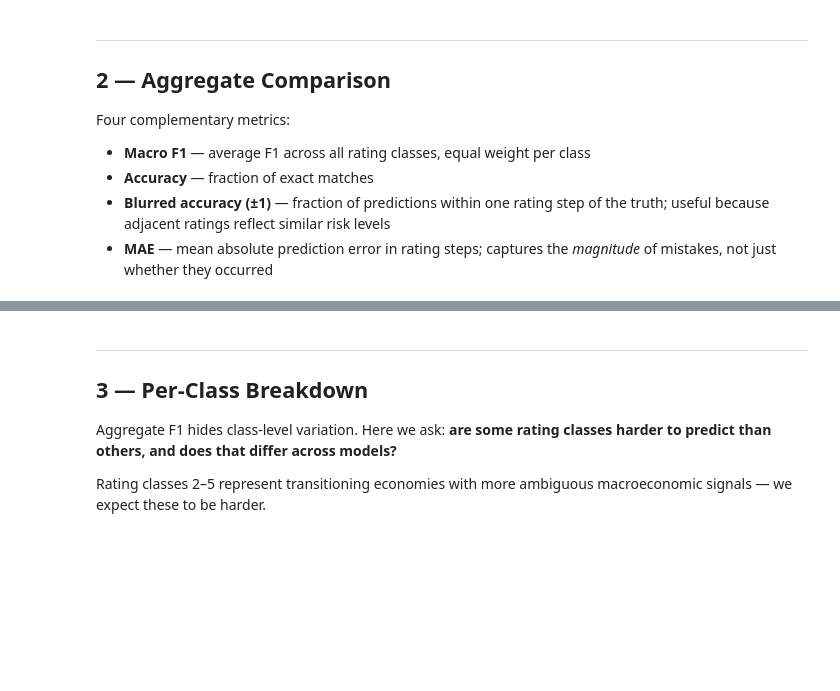
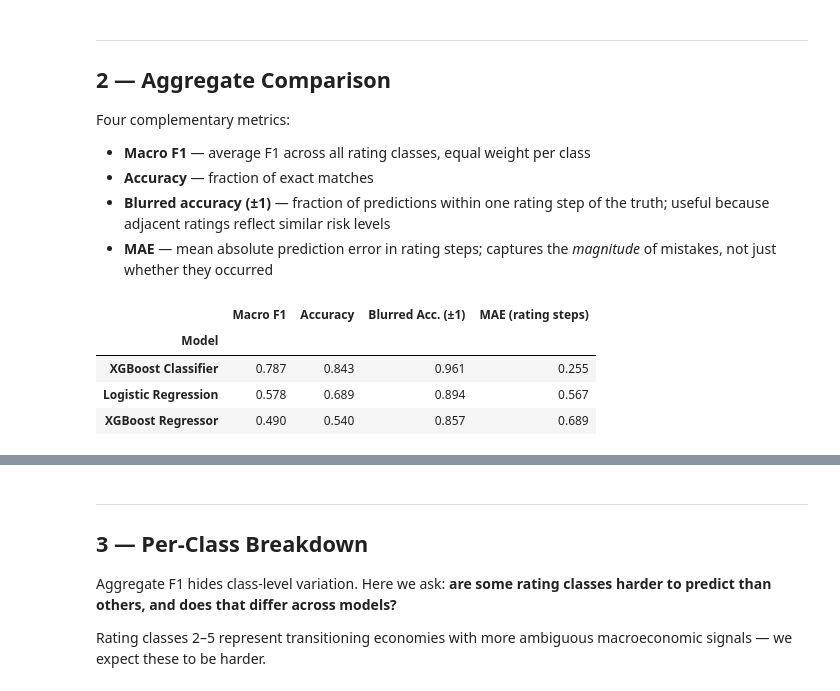
Before and after one commit to hippograndet/country_risk_rating, a Jupyter notebook: notebooks/05-Model_Analysis.ipynb, the cells around one changed output, grey strips where cells are left out. Cells and saved outputs as stored; diff of their text form; code cells hidden in the pictures; blank space fills up the shorter version.

```diff
--- a/notebooks/05-Model_Analysis.ipynb
+++ b/notebooks/05-Model_Analysis.ipynb
@@ -139,17 +160,23 @@ Four complementary metrics:
 # %%
 rows = []
 for name, y_pred in MODELS.items():
     metrics = evaluate.evaluate_classification(y_test, y_pred, prefix='')
     rows.append({
         'Model': name,
         'Macro F1': metrics['f1'],
         'Accuracy': metrics['accuracy'],
         'Blurred Acc. (±1)': metrics['blurred_accuracy'],
-        'MAE (rating steps)': metrics['dist_accuracy_ratio'],
+        'MAE (rating steps)': metrics['mean_rating_error'],
     })
 
 summary = pd.DataFrame(rows).set_index('Model').sort_values('Macro F1', ascending=False)
 summary.style.format('{:.3f}').background_gradient(axis=0, cmap='RdYlGn')
+# %% [output]
+|  | Macro F1 | Accuracy | Blurred Acc. (±1) | MAE (rating steps) |
+| Model |  |  |  |  |
+| XGBoost Classifier | 0.787 | 0.843 | 0.961 | 0.255 |
+| Logistic Regression | 0.578 | 0.689 | 0.894 | 0.567 |
+| XGBoost Regressor | 0.490 | 0.540 | 0.857 | 0.689 |
 # %%
 fig, axes = plt.subplots(1, 4, figsize=(14, 4))
 colors = ['#64748b', '#2563eb', '#16a34a']
```
Also changed, not shown: parts of 22 cells of this notebook, 13 other files.
